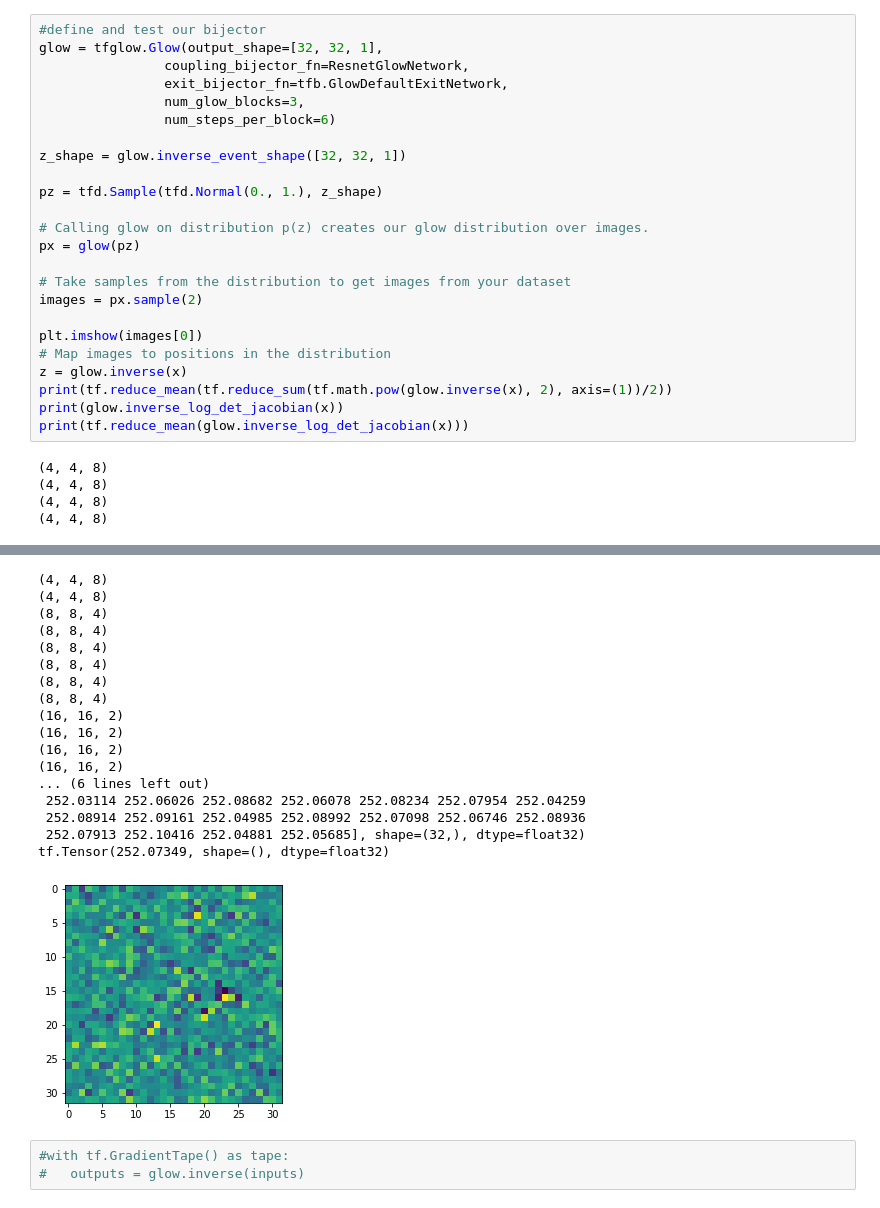
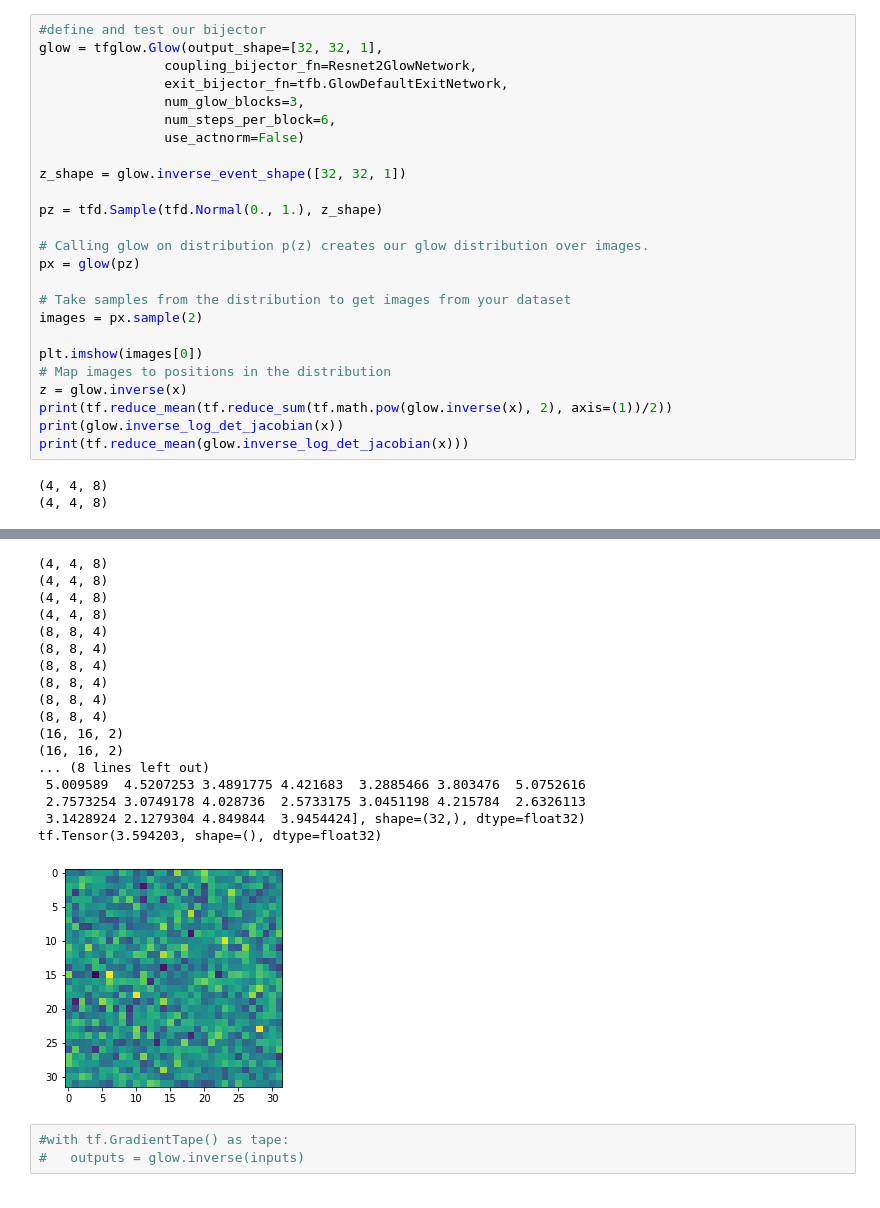
Before and after one commit to IvanOleksiyuk/glow_hep, a Jupyter notebook: Main experiments.ipynb, the cells around one changed output, grey strips where cells are left out. Drawn from its saved outputs; the diff is of its cells as text.

```diff
--- a/Main experiments.ipynb
+++ b/Main experiments.ipynb
@@ -37,10 +37,11 @@ To enable them in other operations, rebuild TensorFlow with the appropriate comp
 # %%
 #define and test our bijector
 glow = tfglow.Glow(output_shape=[32, 32, 1],
-                coupling_bijector_fn=ResnetGlowNetwork,
+                coupling_bijector_fn=Resnet2GlowNetwork,
                 exit_bijector_fn=tfb.GlowDefaultExitNetwork,
                 num_glow_blocks=3,
-                num_steps_per_block=6)
+                num_steps_per_block=6,
+                use_actnorm=False)
 
 z_shape = glow.inverse_event_shape([32, 32, 1])
 
@@ -61,5 +62,3 @@ print(tf.reduce_mean(glow.inverse_log_det_jacobian(x)))
 # %% [output]
 (4, 4, 8)
 (4, 4, 8)
-(4, 4, 8)
-(4, 4, 8)
@@ -67,21 +66,21 @@ print(tf.reduce_mean(glow.inverse_log_det_jacobian(x)))
+(4, 4, 8)
+(4, 4, 8)
 (4, 4, 8)
 (4, 4, 8)
 (8, 8, 4)
 (8, 8, 4)
 (8, 8, 4)
 (8, 8, 4)
 (8, 8, 4)
 (8, 8, 4)
 (16, 16, 2)
 (16, 16, 2)
-(16, 16, 2)
-(16, 16, 2)
-... (6 lines left out)
- 252.03114 252.06026 252.08682 252.06078 252.08234 252.07954 252.04259
- 252.08914 252.09161 252.04985 252.08992 252.07098 252.06746 252.08936
- 252.07913 252.10416 252.04881 252.05685], shape=(32,), dtype=float32)
-tf.Tensor(252.07349, shape=(), dtype=float32)
+... (8 lines left out)
+ 5.009589  4.5207253 3.4891775 4.421683  3.2885466 3.803476  5.0752616
+ 2.7573254 3.0749178 4.028736  2.5733175 3.0451198 4.215784  2.6326113
+ 3.1428924 2.1279304 4.849844  3.9454424], shape=(32,), dtype=float32)
+tf.Tensor(3.594203, shape=(), dtype=float32)
-[figure, old version]
+[figure, new version]
 # %%
 #with tf.GradientTape() as tape:
 #   outputs = glow.inverse(inputs)
```
Also changed, not shown: parts of 10 cells of this notebook, 5 other files.
